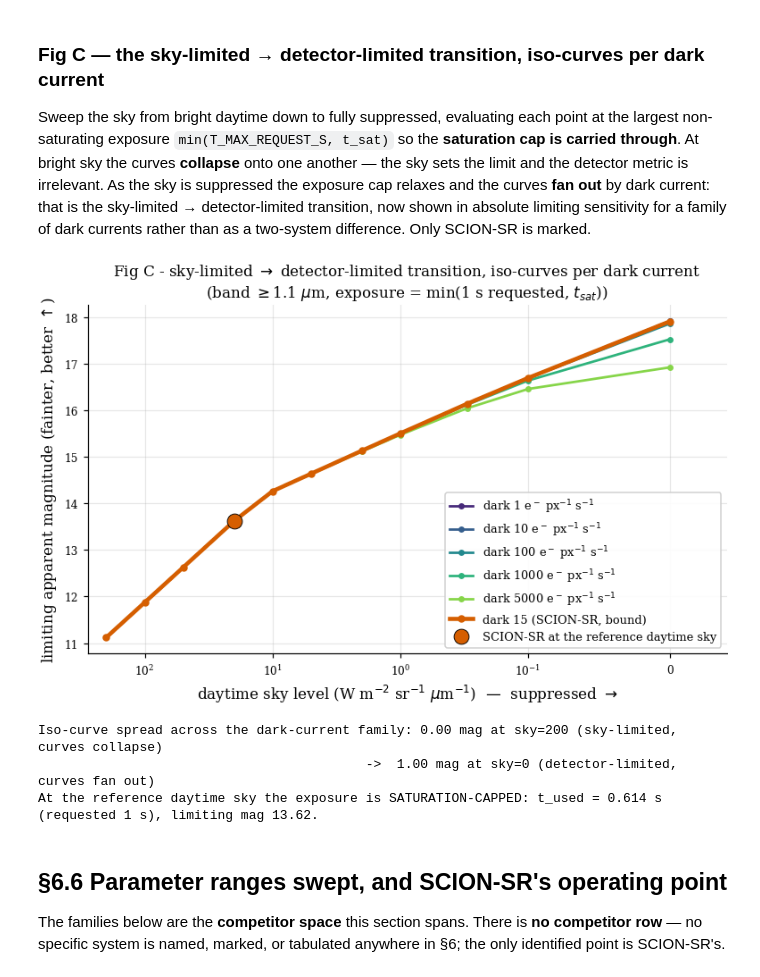
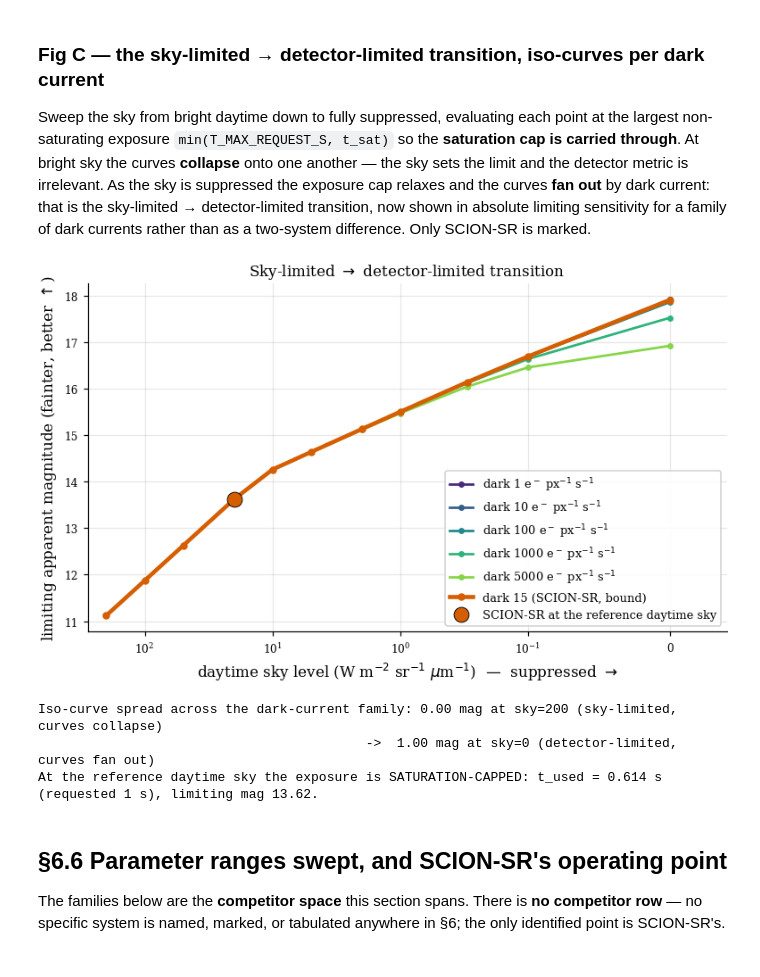
Before and after one commit to KevinKearney/SatSim, a Jupyter notebook: notebooks/radiometric_detector_comparison.ipynb, the cells around one changed output. Drawn from its saved outputs; the diff is of its cells as text; code cells hidden in the pictures.

```diff
--- a/notebooks/radiometric_detector_comparison.ipynb
+++ b/notebooks/radiometric_detector_comparison.ipynb
@@ -1283,36 +1281,35 @@ for dk, col in zip(DARK_FAMILY_E_S, fam_cols):
     lm = np.array([limiting_mag_capped(OPERATIONAL_BAND_UM, sv, T_MAX_REQUEST_S, SCION["full_well"], dark_e_s=dk)[0]
                    for sv in sky_axis])
     ax.plot(sky_axis, lm, "o-", color=col, lw=1.8, ms=3.5, label=r"dark %g e$^-$ px$^{-1}$ s$^{-1}$" % dk)
 lm_marked = np.array([limiting_mag_capped(OPERATIONAL_BAND_UM, sv, T_MAX_REQUEST_S, SCION["full_well"])[0]
                       for sv in sky_axis])
 ax.plot(sky_axis, lm_marked, "o-", color=CBB["vermilion"], lw=3.0, ms=4.5, zorder=5,
         label=r"dark %g (%s, bound)" % (SCION["dark_e_s"], SCION["label"]))
 m_ref, t_used_ref, capped_ref = limiting_mag_capped(OPERATIONAL_BAND_UM, REF_SKY_DAYTIME, T_MAX_REQUEST_S, SCION["full_well"])
 ax.plot(REF_SKY_DAYTIME, m_ref, "o", color=CBB["vermilion"], ms=11, mec=CBB["black"], mew=0.6, zorder=6,
         label="%s at the reference daytime sky" % SCION["label"])
 ax.set_xscale("symlog", linthresh=0.1); ax.invert_xaxis(); ax.set_xlim(sky_axis.max()*1.4, -0.04)
 ax.set_xlabel(r"daytime sky level (W m$^{-2}$ sr$^{-1}$ $\mu$m$^{-1}$)  —  suppressed $\rightarrow$")
 ax.set_ylabel("limiting apparent magnitude (fainter, better $\\uparrow$)")
-ax.set_title("Fig C - sky-limited $\\rightarrow$ detector-limited transition, iso-curves per dark current\n"
-             r"(band $\geq$1.1 $\mu$m, exposure = min(%g s requested, $t_{sat}$))" % T_MAX_REQUEST_S)
+ax.set_title("Sky-limited $\\rightarrow$ detector-limited transition")
 ax.legend(loc="lower right", fontsize=8.5)
 plt.show()
 
 spread_bright = max(limiting_mag_capped(OPERATIONAL_BAND_UM, sky_axis[0], T_MAX_REQUEST_S, SCION["full_well"], dark_e_s=dk)[0]
                     for dk in DARK_FAMILY_E_S) - \
                 min(limiting_mag_capped(OPERATIONAL_BAND_UM, sky_axis[0], T_MAX_REQUEST_S, SCION["full_well"], dark_e_s=dk)[0]
                     for dk in DARK_FAMILY_E_S)
 spread_dark   = max(limiting_mag_capped(OPERATIONAL_BAND_UM, 0.0, T_MAX_REQUEST_S, SCION["full_well"], dark_e_s=dk)[0]
                     for dk in DARK_FAMILY_E_S) - \
                 min(limiting_mag_capped(OPERATIONAL_BAND_UM, 0.0, T_MAX_REQUEST_S, SCION["full_well"], dark_e_s=dk)[0]
                     for dk in DARK_FAMILY_E_S)
 print("Iso-curve spread across the dark-current family: %.2f mag at sky=%g (sky-limited, curves collapse)"
       % (spread_bright, sky_axis[0]))
 print("                                          ->  %.2f mag at sky=0 (detector-limited, curves fan out)" % spread_dark)
 print("At the reference daytime sky the exposure is %s: t_used = %.3g s (requested %g s), limiting mag %.2f."
       % ("SATURATION-CAPPED" if capped_ref else "not capped", t_used_ref, T_MAX_REQUEST_S, m_ref))
 # %% [output]
-[figure, old version]
+[figure, new version]
 Iso-curve spread across the dark-current family: 0.00 mag at sky=200 (sky-limited, curves collapse)
                                           ->  1.00 mag at sky=0 (detector-limited, curves fan out)
 At the reference daytime sky the exposure is SATURATION-CAPPED: t_used = 0.614 s (requested 1 s), limiting mag 13.62.
```
Also changed, not shown: parts of 4 cells of this notebook.
